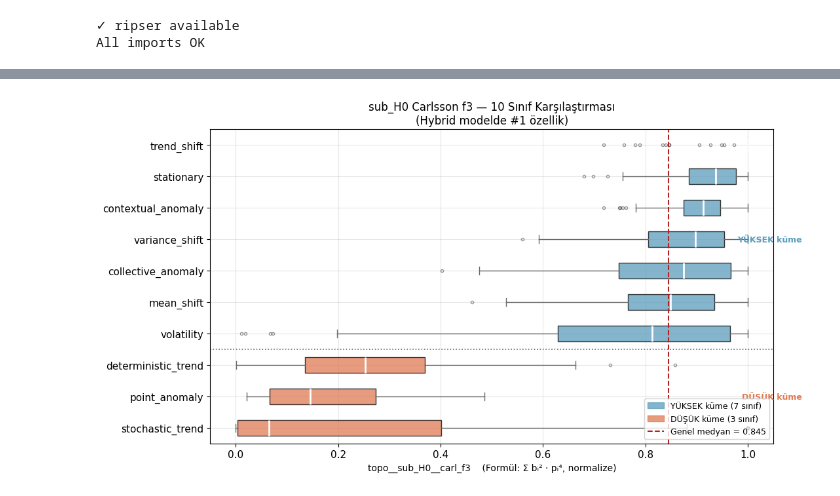
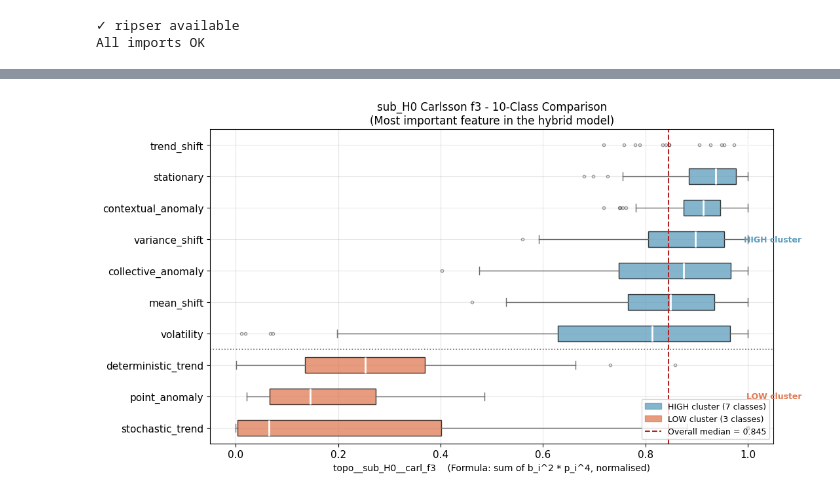
Before and after one commit to ismailguzel/ts-classification, a Jupyter notebook: reports/tda-background/tda_pipeline_demo.ipynb, the cells around one changed output, grey strips where cells are left out. Saved outputs shown, nothing was run; the diff lists cells and outputs as text; code cells hidden in the pictures.

```diff
--- a/reports/tda-background/tda_pipeline_demo.ipynb
+++ b/reports/tda-background/tda_pipeline_demo.ipynb
@@ -774,7 +775,7 @@ trend_shift            100
 variance_shift         100
 volatility             100
 # %%
-# ── Her sınıftan 1 örnek çek — 2×5 grid görsel ───────────────────────────────
+# ── Pick 1 example per class - 2x5 grid plot ───────────────────────────────
 
 CLASSES = sorted(df_raw['primary_category'].unique())
 rng_ex  = np.random.default_rng(42)
@@ -791,9 +792,9 @@ fig, axes = plt.subplots(2, 5, figsize=(18, 6), sharey=False)
 for ax, cls in zip(axes.flat, CLASSES):
     ax.plot(example_series[cls], lw=1.2, color='steelblue')
     ax.set_title(cls.replace('_', ' '), fontsize=10)
-    ax.set_xlabel('zaman')
+    ax.set_xlabel('time')
 
-fig.suptitle('topo-test: Her Sınıftan 1 Örnek Seri (random_state=42)', fontsize=13)
+fig.suptitle('topo-test: One Example Series per Class (random_state=42)', fontsize=13)
 plt.tight_layout()
 plt.show()
 # %% [output]
@@ -1125,5 +1127,5 @@ Düşen özellikler  (6): ['topo__H1__carl_f5_max', 'topo__H1__landscape_l2', 't
 # %%
-# ── MI skor yatay bar chart ───────────────────────────────────────────────────
+# ── MI score horizontal bar chart ───────────────────────────────────────────────────
 
 fig, ax = plt.subplots(figsize=(10, 9))
 
@@ -1133,26 +1135,26 @@ for i, (feat, score) in enumerate(mi_series.items()):
     color = {'H1': '#4e79a7', 'sub_H0': '#59a14f', 'sup_H0': '#f28e2b'}.get(diagram, 'gray')
     if is_dropped:
         ax.barh(i, score, color='lightgray', edgecolor='gray', linestyle='--', alpha=0.6)
-        ax.text(score + 0.003, i, '← düşürüldü', va='center', fontsize=8, color='gray')
+        ax.text(score + 0.003, i, '<- dropped', va='center', fontsize=8, color='gray')
     else:
         ax.barh(i, score, color=color, alpha=0.85)
 
 ax.set_yticks(range(len(mi_series)))
 ax.set_yticklabels([n.replace('topo__', '') for n in mi_series.index], fontsize=8)
-ax.set_xlabel('Mutual Information skoru')
-ax.set_title('MI Tabanlı Özellik Seçimi: 24 → 18\n(gri = düşürülen 6 özellik)')
+ax.set_xlabel('Mutual Information score')
+ax.set_title('MI-based Feature Selection: 24 -> 18\n(grey = the 6 dropped features)')
 
 legend_patches = [
     mpatches.Patch(color='#4e79a7', label='H1'),
     mpatches.Patch(color='#59a14f', label='sub_H0'),
     mpatches.Patch(color='#f28e2b', label='sup_H0'),
-    mpatches.Patch(color='lightgray', label='düşürülen'),
+    mpatches.Patch(color='lightgray', label='dropped'),
 ]
 ax.legend(handles=legend_patches, loc='lower right')
 
 plt.tight_layout()
 plt.show()
 
-print(f'En yüksek MI: {mi_series.idxmax()} = {mi_series.max():.4f}')
-print(f'En düşük MI (seçilen): {min(mi_series[mi_series.index.isin(selected_feats)]):.4f}')
+print(f'Highest MI: {mi_series.idxmax()} = {mi_series.max():.4f}')
+print(f'Lowest MI (kept) : {min(mi_series[mi_series.index.isin(selected_feats)]):.4f}')
 # %% [output]
@@ -1179,20 +1181,20 @@ Topolojik özellikler hangi sınıflarda güçlü, hangi sınıflarda zayıf?
 # %%
-# ── Görsel 1: topo__sub_H0__carl_f3 — yatay boxplot, küme renklendirmesi ───────
+# ── Plot 1: topo__sub_H0__carl_f3 - horizontal boxplot, cluster-coloured ───────
 
 feat_col   = 'topo__sub_H0__carl_f3'
 all_merged = all_feat.merge(all_lbl[['series_id', 'primary_category']], on='series_id')
 
-# Sınıfları medyana göre artan sırala (yatay boxplot: altta düşük, üstte yüksek)
+# Sort classes by ascending median (horizontal boxplot: low at bottom, high at top)
 order = (all_merged.groupby('primary_category')[feat_col]
          .median().sort_values(ascending=True).index.tolist())
 
-# İki doğal küme (Bölüm 10 summary tablosundan)
+# Two natural clusters (from Section 10 summary)
 HIGH_CLUSTER = {'trend_shift', 'stationary', 'contextual_anomaly',
                 'variance_shift', 'collective_anomaly', 'mean_shift', 'volatility'}
 LOW_CLUSTER  = {'stochastic_trend', 'point_anomaly', 'deterministic_trend'}
 
-COLOR_HIGH = '#5b9dbd'   # mavi — yüksek persistence sınıfları
-COLOR_LOW  = '#e07b54'   # turuncu — düşük persistence sınıfları
+COLOR_HIGH = '#5b9dbd'   # blue - high-persistence classes
+COLOR_LOW  = '#e07b54'   # orange - low-persistence classes
 
 box_colors = [COLOR_LOW if c in LOW_CLUSTER else COLOR_HIGH for c in order]
 
@@ -1202,62 +1204,62 @@ data_by_class = [all_merged[all_merged['primary_category'] == cls][feat_col].val
 fig, ax = plt.subplots(figsize=(11, 6))
 
 bp = ax.boxplot(data_by_class,
-                vert=False,              # yatay: sınıf adları y ekseninde
+                vert=False,              # horizontal: class names on y-axis
                 labels=order,
                 patch_artist=True,
                 notch=False,
                 flierprops=dict(marker='o', markersize=3, alpha=0.4, linestyle='none'))
 
-# Kutu renklerini kümeleye göre ata
+# Colour boxes by cluster
 for patch, color in zip(bp['boxes'], box_colors):
     patch.set_facecolor(color)
     patch.set_alpha(0.75)
 
-# Bıyık ve ortanca çizgileri
+# Whiskers and median lines
 for element in ('whiskers', 'caps', 'fliers'):
     for item in bp[element]:
         item.set_color('dimgray')
 for median_line in bp['medians']:
     median_line.set(color='white', lw=2)
 
-# Küme sınırı — LOW ve HIGH arasına yatay kesikli çizgi
+# Cluster boundary - horizontal dashed line between LOW and HIGH
 low_count = sum(1 for c in order if c in LOW_CLUSTER)
 ax.axhline(low_count + 0.5, color='black', lw=1.2, ls=':', alpha=0.6)
 
-# Genel medyan — dikey kırmızı kesikli çizgi
+# Overall median - vertical red dashed line
 overall_median = all_merged[feat_col].median()
 ax.axvline(overall_median, color='firebrick', lw=1.5, ls='--',
-           label=f'Genel medyan = {overall_median:.3f}')
+           label=f'Overall median = {overall_median:.3f}')
 
-# Küme etiketleri (sağ kenara)
+# Cluster labels (right edge)
 low_y  = (low_count + 1) / 2
 high_y = low_count + (len(order) - low_count + 1) / 2
 ax.text(ax.get_xlim()[1] if ax.get_xlim()[1] > 0 else 1.05,
-        low_y,  'DÜŞÜK küme',  va='center', ha='right',
+        low_y,  'LOW cluster',  va='center', ha='right',
         color=COLOR_LOW,  fontsize=9, fontweight='bold',
         transform=ax.get_yaxis_transform())
 ax.text(ax.get_xlim()[1] if ax.get_xlim()[1] > 0 else 1.05,
-        high_y, 'YÜKSEK küme', va='center', ha='right',
+        high_y, 'HIGH cluster', va='center', ha='right',
         color=COLOR_HIGH, fontsize=9, fontweight='bold',
         transform=ax.get_yaxis_transform())
 
-ax.set_xlabel('topo__sub_H0__carl_f3    (Formül: Σ bᵢ² · pᵢ⁴, normalize)', fontsize=10)
-ax.set_title('sub_H0 Carlsson f3 — 10 Sınıf Karşılaştırması\n'
-             '(Hybrid modelde #1 özellik)', fontsize=12)
+ax.set_xlabel('topo__sub_H0__carl_f3    (Formula: sum of b_i^2 * p_i^4, normalised)', fontsize=10)
+ax.set_title('sub_H0 Carlsson f3 - 10-Class Comparison\n'
+             '(Most important feature in the hybrid model)', fontsize=12)
 ax.legend(loc='lower right', fontsize=9)
 
-# Legend: küme renkleri
+# Legend: cluster colours
 legend_patches = [
-    mpatches.Patch(color=COLOR_HIGH, alpha=0.75, label=f'YÜKSEK küme ({len(HIGH_CLUSTER)} sınıf)'),
-    mpatches.Patch(color=COLOR_LOW,  alpha=0.75, label=f'DÜŞÜK küme ({len(LOW_CLUSTER)} sınıf)'),
+    mpatches.Patch(color=COLOR_HIGH, alpha=0.75, label=f'HIGH cluster ({len(HIGH_CLUSTER)} classes)'),
+    mpatches.Patch(color=COLOR_LOW,  alpha=0.75, label=f'LOW cluster ({len(LOW_CLUSTER)} classes)'),
 ]
 ax.legend(handles=legend_patches +
           [plt.Line2D([0], [0], color='firebrick', ls='--', lw=1.5,
-                      label=f'Genel medyan = {overall_median:.3f}')],
+                      label=f'Overall median = {overall_median:.3f}')],
           loc='lower right', fontsize=9)
 
 plt.tight_layout()
 plt.show()
 # %% [output]
-[figure, old version]
+[figure, new version]
 # %% [markdown]
```
Also changed, not shown: parts of 43 cells of this notebook, 3 other files.
